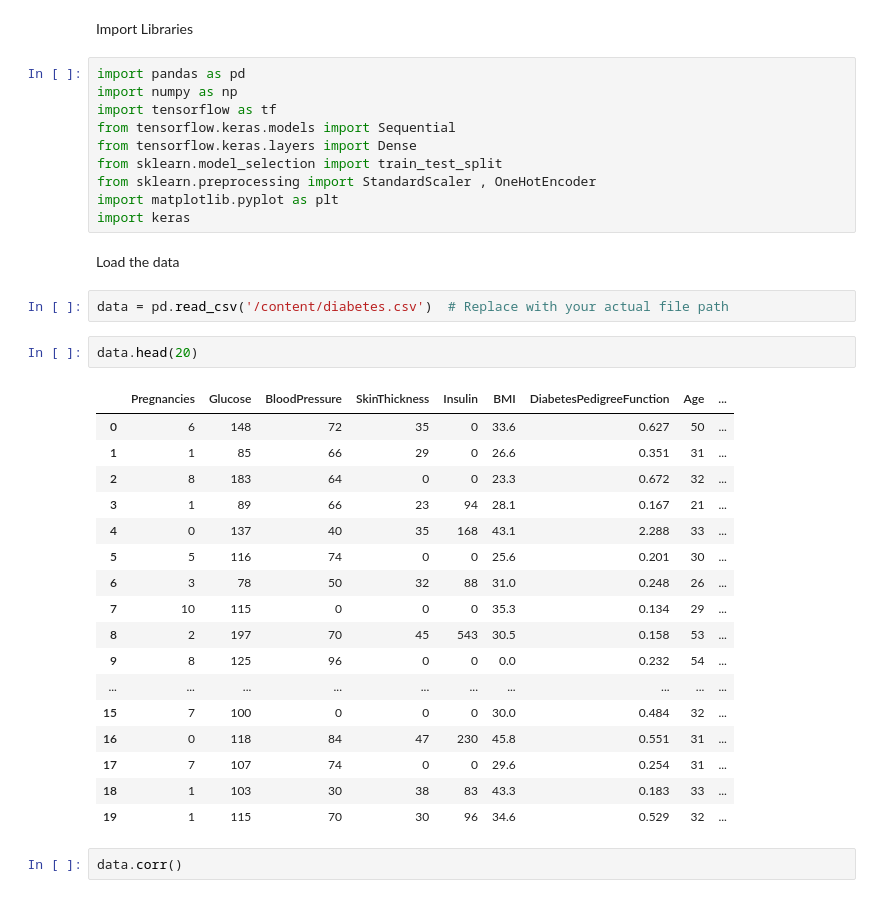
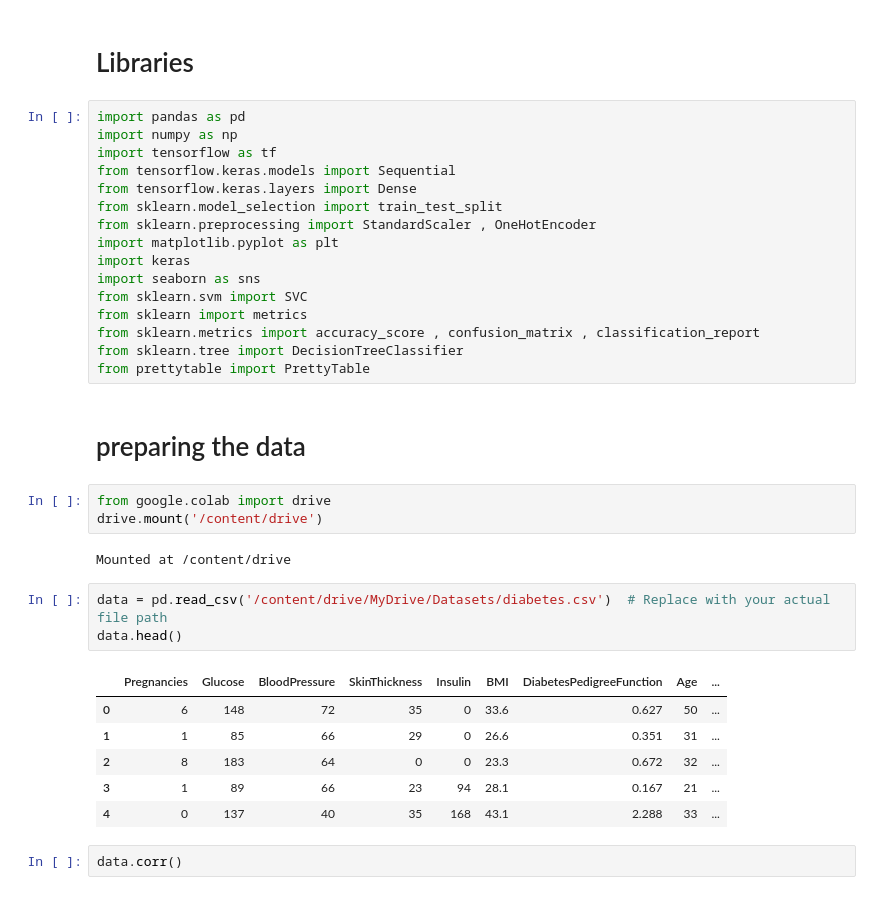
Before and after one commit to tfrbf/Deep, a Jupyter notebook: diabets.ipynb, the cells around one changed output. Cells and saved outputs as stored; diff of their text form.

```diff
--- a/diabets.ipynb
+++ b/diabets.ipynb
@@ -1,7 +1,7 @@
 # %% [markdown]
 <a href="https://colab.research.google.com/github/tfrbf/Deep/blob/main/diabets.ipynb" target="_parent"><img src="https://colab.research.google.com/assets/colab-badge.svg" alt="Open In Colab"/></a>
 # %% [markdown]
-Import Libraries
+# Libraries
 # %%
 import pandas as pd
 import numpy as np
@@ -12,30 +12,29 @@ from sklearn.model_selection import train_test_split
 from sklearn.preprocessing import StandardScaler , OneHotEncoder
 import matplotlib.pyplot as plt
 import keras
+import seaborn as sns
+from sklearn.svm import SVC
+from sklearn import metrics
+from sklearn.metrics import accuracy_score , confusion_matrix , classification_report
+from sklearn.tree import DecisionTreeClassifier
+from prettytable import PrettyTable
 # %% [markdown]
-Load the data
+# preparing the data
+# %%
+from google.colab import drive
+drive.mount('/content/drive')
+# %% [output]
+Mounted at /content/drive
 # %%
-data = pd.read_csv('/content/diabetes.csv')  # Replace with your actual file path
+data = pd.read_csv('/content/drive/MyDrive/Datasets/diabetes.csv')  # Replace with your actual file path
+data.head()
+# %% [output]
+|  | Pregnancies | Glucose | BloodPressure | SkinThickness | Insulin | BMI | DiabetesPedigreeFunction | Age | ... |
+| 0 | 6 | 148 | 72 | 35 | 0 | 33.6 | 0.627 | 50 | ... |
+| 1 | 1 | 85 | 66 | 29 | 0 | 26.6 | 0.351 | 31 | ... |
+| 2 | 8 | 183 | 64 | 0 | 0 | 23.3 | 0.672 | 32 | ... |
+| 3 | 1 | 89 | 66 | 23 | 94 | 28.1 | 0.167 | 21 | ... |
+| 4 | 0 | 137 | 40 | 35 | 168 | 43.1 | 2.288 | 33 | ... |
-# %%
-data.head(20)
-# %% [output]
-|  | Pregnancies | Glucose | BloodPressure | SkinThickness | Insulin | BMI | DiabetesPedigreeFunction | Age | ... |
-| 0 | 6 | 148 | 72 | 35 | 0 | 33.6 | 0.627 | 50 | ... |
-| 1 | 1 | 85 | 66 | 29 | 0 | 26.6 | 0.351 | 31 | ... |
-| 2 | 8 | 183 | 64 | 0 | 0 | 23.3 | 0.672 | 32 | ... |
-| 3 | 1 | 89 | 66 | 23 | 94 | 28.1 | 0.167 | 21 | ... |
-| 4 | 0 | 137 | 40 | 35 | 168 | 43.1 | 2.288 | 33 | ... |
-| 5 | 5 | 116 | 74 | 0 | 0 | 25.6 | 0.201 | 30 | ... |
-| 6 | 3 | 78 | 50 | 32 | 88 | 31.0 | 0.248 | 26 | ... |
-| 7 | 10 | 115 | 0 | 0 | 0 | 35.3 | 0.134 | 29 | ... |
-| 8 | 2 | 197 | 70 | 45 | 543 | 30.5 | 0.158 | 53 | ... |
-| 9 | 8 | 125 | 96 | 0 | 0 | 0.0 | 0.232 | 54 | ... |
-| ... | ... | ... | ... | ... | ... | ... | ... | ... | ... |
-| 15 | 7 | 100 | 0 | 0 | 0 | 30.0 | 0.484 | 32 | ... |
-| 16 | 0 | 118 | 84 | 47 | 230 | 45.8 | 0.551 | 31 | ... |
-| 17 | 7 | 107 | 74 | 0 | 0 | 29.6 | 0.254 | 31 | ... |
-| 18 | 1 | 103 | 30 | 38 | 83 | 43.3 | 0.183 | 33 | ... |
-| 19 | 1 | 115 | 70 | 30 | 96 | 34.6 | 0.529 | 32 | ... |
 # %%
 data.corr()
 # %% [output]
```
Also changed, not shown: parts of 29 cells of this notebook.
